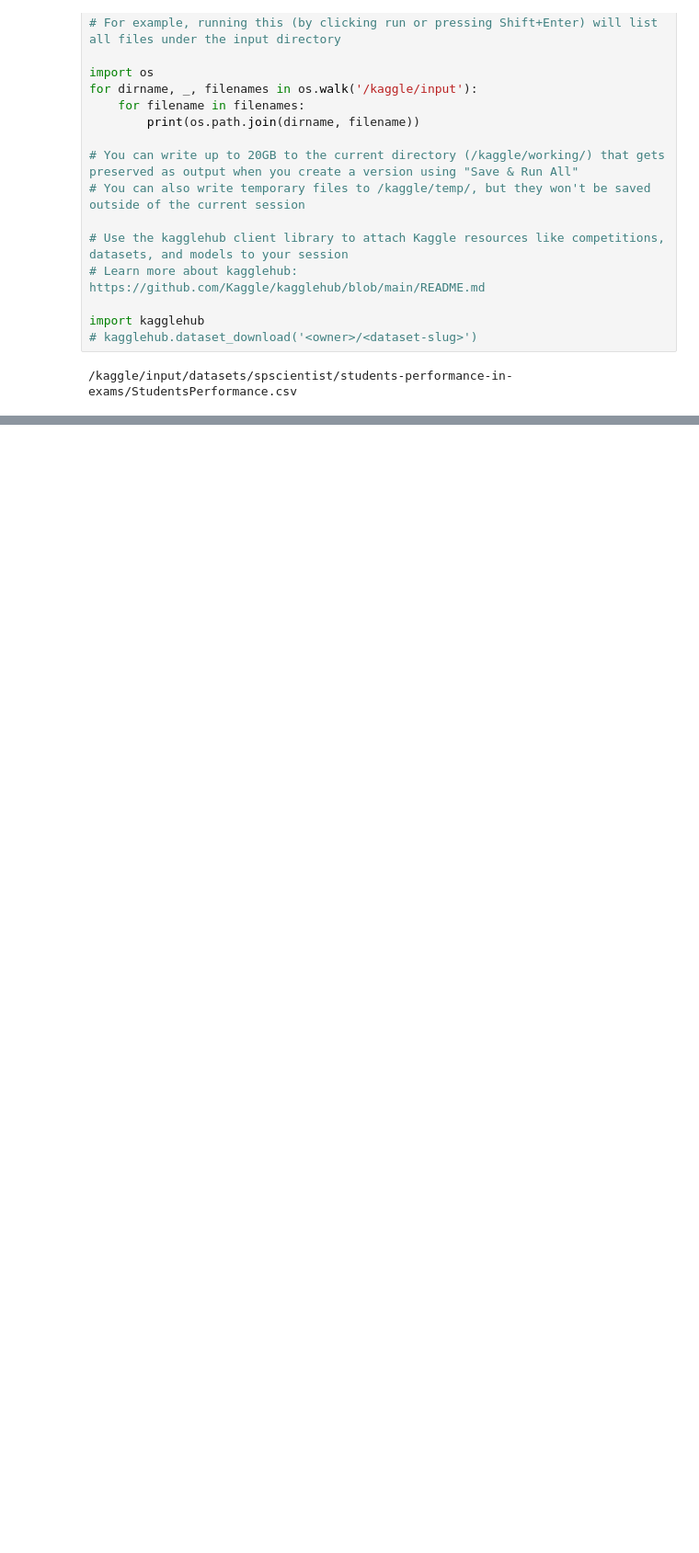
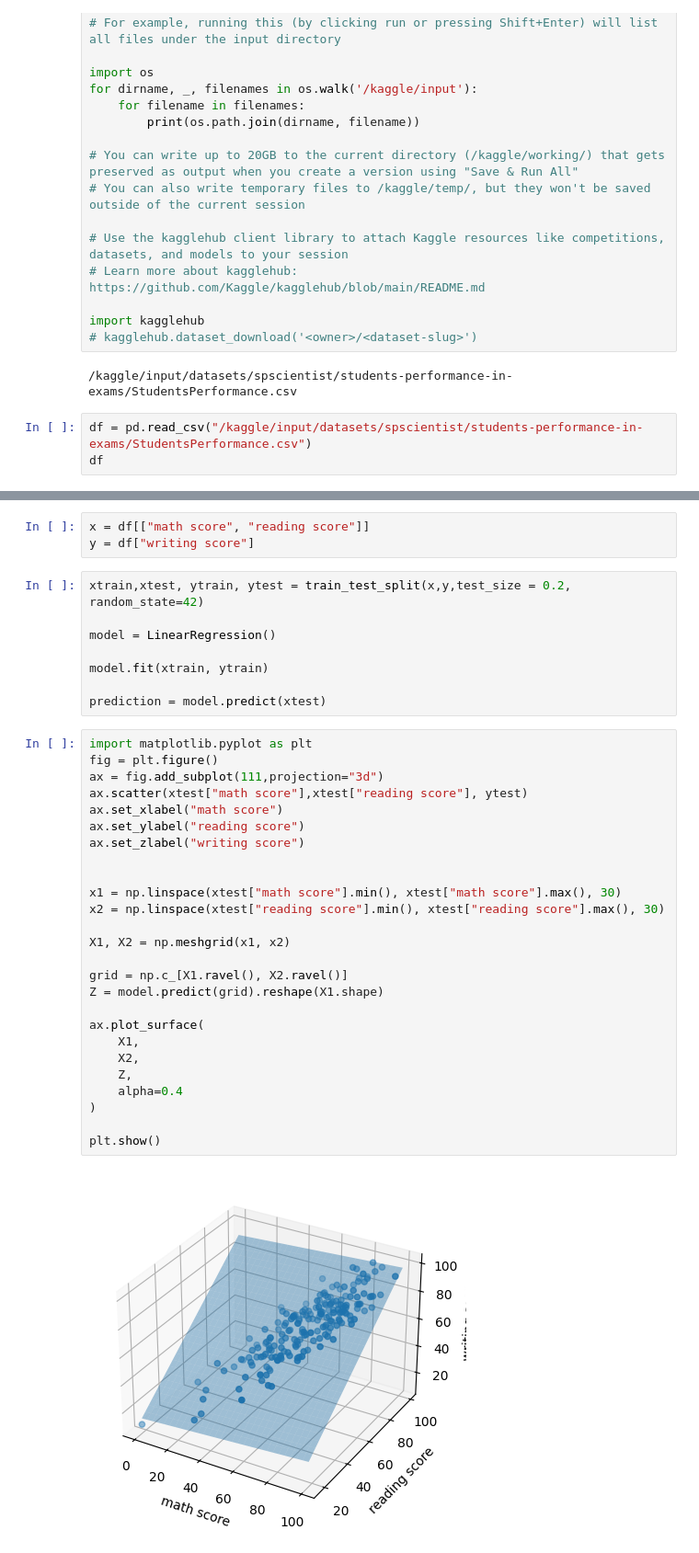
Before and after one commit to gitbhusalhubpramish/student-performance-kaggle-2d, a Jupyter notebook: notebook51604eb90a.ipynb, the cells around one changed output, grey strips where cells are left out. Shown at 92% size. Saved outputs shown, nothing was run; the diff lists cells and outputs as text; blank space fills up the shorter version.

Commit message:
Kaggle Notebook | notebook51604eb90a | Version 2

```diff
--- a/notebook51604eb90a.ipynb
+++ b/notebook51604eb90a.ipynb
@@ -24,3 +24,6 @@ import kagglehub
 # kagglehub.dataset_download('<owner>/<dataset-slug>')
 # %% [output]
 /kaggle/input/datasets/spscientist/students-performance-in-exams/StudentsPerformance.csv
+# %%
+df = pd.read_csv("/kaggle/input/datasets/spscientist/students-performance-in-exams/StudentsPerformance.csv")
+df
@@ -26,0 +47,39 @@ import kagglehub
+# %%
+x = df[["math score", "reading score"]]
+y = df["writing score"]
+# %%
+xtrain,xtest, ytrain, ytest = train_test_split(x,y,test_size = 0.2, random_state=42)
+
+model = LinearRegression()
+
+model.fit(xtrain, ytrain)
+
+prediction = model.predict(xtest)
+# %%
+import matplotlib.pyplot as plt
+fig = plt.figure()
+ax = fig.add_subplot(111,projection="3d")
+ax.scatter(xtest["math score"],xtest["reading score"], ytest)
+ax.set_xlabel("math score")
+ax.set_ylabel("reading score")
+ax.set_zlabel("writing score")
+
+
+x1 = np.linspace(xtest["math score"].min(), xtest["math score"].max(), 30)
+x2 = np.linspace(xtest["reading score"].min(), xtest["reading score"].max(), 30)
+
+X1, X2 = np.meshgrid(x1, x2)
+
+grid = np.c_[X1.ravel(), X2.ravel()]
+Z = model.predict(grid).reshape(X1.shape)
+
+ax.plot_surface(
+    X1,
+    X2,
+    Z,
+    alpha=0.4
+)
+
+plt.show()
+# %% [output]
+[figure, added]
```
Also changed, not shown: parts of 2 cells of this notebook.
